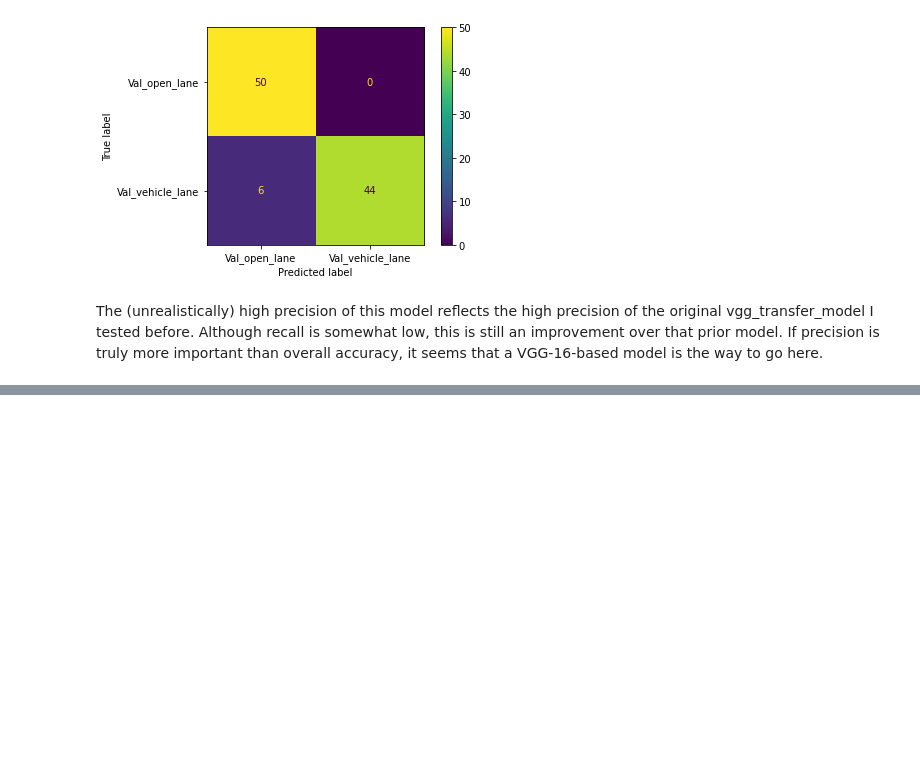
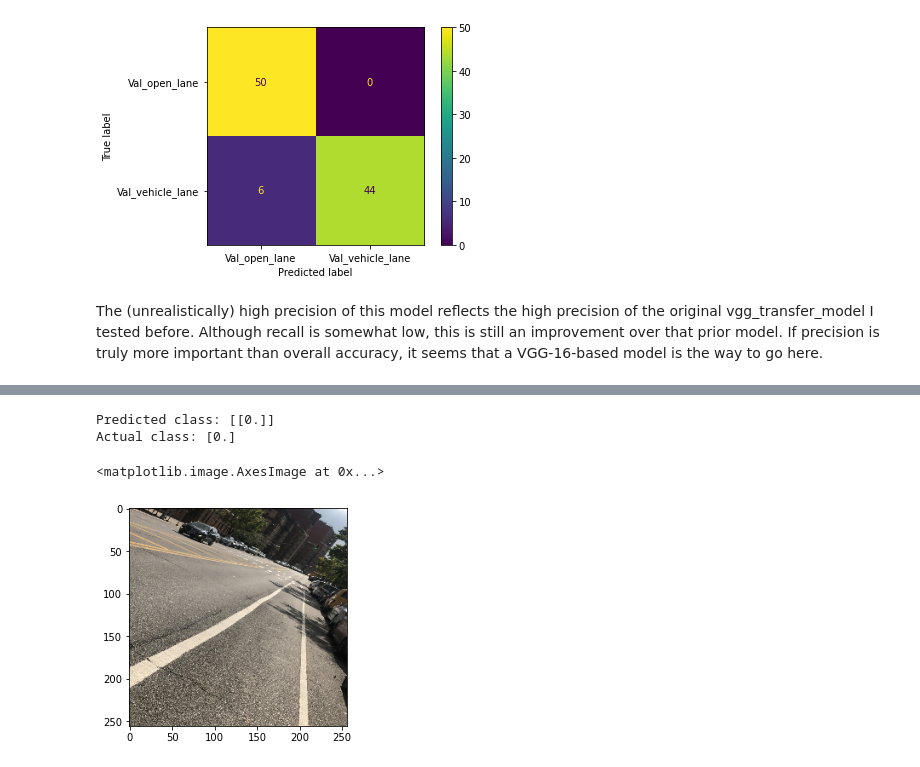
Before and after one commit to jmarkowi/NYC_bike_lanes, a Jupyter notebook: VGG-16.ipynb, the cells around one changed output, grey strips where cells are left out. Drawn from its saved outputs; the diff is of its cells as text; code cells hidden in the pictures; blank space fills up the shorter version.

```diff
--- a/VGG-16.ipynb
+++ b/VGG-16.ipynb
@@ -282,0 +304,10 @@ show_explanation(generator=val_gen, model=vgg_3)
+# %%
+img, label = img_gen.next()
+print('Predicted class:', np.round(vgg_3.predict(img)))
+print('Actual class:', label)
+plt.imshow(np.squeeze(img))
+# %% [output]
+Predicted class: [[0.]]
+Actual class: [0.]
+<matplotlib.image.AxesImage at 0x...>
+[figure, added]
```
Also changed, not shown: parts of 20 cells of this notebook, 4 other files.
